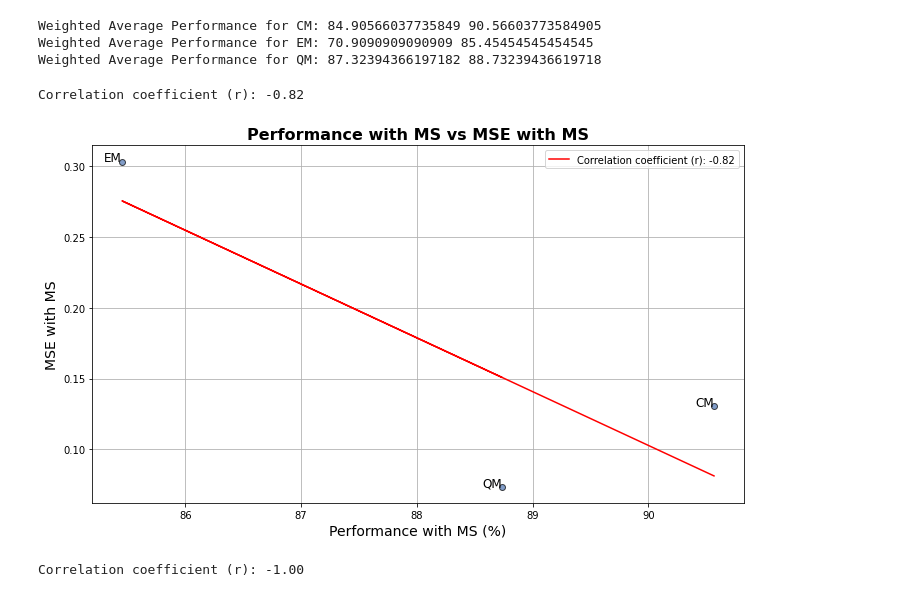
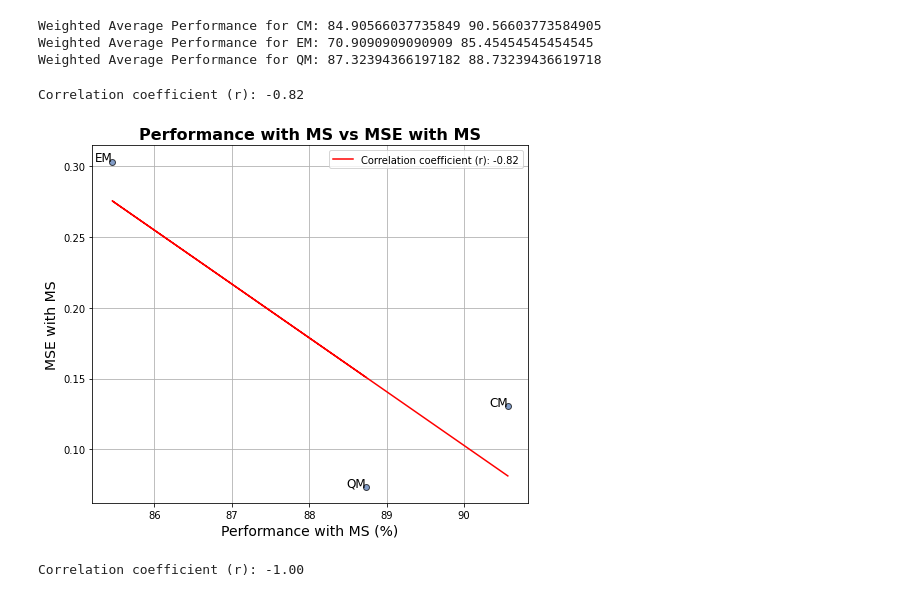
Before and after one commit to KonDoran/LLMs-in-Physics-Education, a Jupyter notebook: PHAS0052/data analysis for PHAS0052.ipynb, the cells around one changed output. Saved outputs shown, nothing was run; the diff lists cells and outputs as text; code cells hidden in the pictures.

```diff
--- a/PHAS0052/data analysis for PHAS0052.ipynb
+++ b/PHAS0052/data analysis for PHAS0052.ipynb
@@ -62,8 +62,16 @@ def process_sheet_noms(sheet_name):
 
     # Print gradient and y-intercept
     print(f"Sheet: {sheet_name}")
-    print(f"Raw Marks - Gradient: {slope_raw:}, Y-Intercept: {intercept_raw}")
-    print(f"Percentage Marks - Gradient: {slope_perc}, Y-Intercept: {intercept_perc}\n")
+
+    # Calculate r value for raw marks
+    correlation_matrix_raw = np.corrcoef(solution_marks, without_ms_marks)
+    r_value_raw = correlation_matrix_raw[0, 1]
+    print(f"Raw Marks - Gradient: {slope_raw}, Y-Intercept: {intercept_raw}, r: {r_value_raw:.2f}")
+
+    # Calculate r value for percentage marks
+    # correlation_matrix = np.corrcoef(solution_perc, without_ms_perc)
+    # r_value = correlation_matrix[0, 1]
+    # print(f"Percentage Marks - Gradient: {slope_perc}, Y-Intercept: {intercept_perc}, r: {r_value:.2f}\n")
 
     # Plot for raw marks
     plt.figure(figsize=(8, 6))
@@ -171,10 +176,15 @@ def process_sheet_ms(sheet_name):
     slope_perc, intercept_perc = np.polyfit(solution_perc, with_ms_perc, 1)
     fit_line_perc = slope_perc * np.array(solution_perc) + intercept_perc
 
-    # Print gradient and y-intercept
-    print(f"Sheet: {sheet_name}")
-    print(f"Raw Marks - Gradient: {slope_raw:}, Y-Intercept: {intercept_raw}")
-    print(f"Percentage Marks - Gradient: {slope_perc:}, Y-Intercept: {intercept_perc:}\n")
+    # Calculate r value for raw marks
+    correlation_matrix_raw = np.corrcoef(solution_marks, with_ms_marks)
+    r_value_raw = correlation_matrix_raw[0, 1]
+    print(f"Raw Marks - Gradient: {slope_raw}, Y-Intercept: {intercept_raw}, r: {r_value_raw:.2f}")
+
+    # # Print gradient and y-intercept
+    # print(f"Sheet: {sheet_name}")
+    # print(f"Raw Marks - Gradient: {slope_raw:}, Y-Intercept: {intercept_raw}")
+    # print(f"Percentage Marks - Gradient: {slope_perc:}, Y-Intercept: {intercept_perc:}\n")
 
     # Plot for raw marks
     plt.figure(figsize=(8, 6))
@@ -750,36 +754,36 @@ Weighted Average Performance for QM: 87.32394366197182 88.73239436619718
 performance_with_ms = [performance_cm_with, performance_em_with, performance_qm_with]
 
 # Plot the performance with MS against the MSE with MS
-plt.figure(figsize=(10, 6))
+plt.figure(figsize=(7, 6))
 plt.scatter(performance_with_ms, mse_with_ms, color='#4C72B0', edgecolor='black', alpha=0.7)
 
 # Perform linear regression and calculate r value
 slope, intercept = np.polyfit(performance_with_ms, mse_with_ms, 1)
 fit_line = slope * np.array(performance_with_ms) + intercept
 correlation_matrix = np.corrcoef(performance_with_ms, mse_with_ms)
 r_value = correlation_matrix[0, 1]
 print(f"Correlation coefficient (r): {r_value:.2f}")
 
 # Plot the fit line
 plt.plot(performance_with_ms, fit_line, color='red', label=f"Correlation coefficient (r): {r_value:.2f}")
 
 # Add labels, title, and grid
 plt.xlabel('Performance with MS (%)', fontsize=14)
 plt.ylabel('MSE with MS', fontsize=14)
 plt.title('Performance with MS vs MSE with MS', fontsize=16, weight='bold')
 plt.legend()
 plt.grid(True)
 
 # Annotate each point with the sheet name
 for i, sheet in enumerate(sheets):
     plt.annotate(sheet, (performance_with_ms[i], mse_with_ms[i]), fontsize=12, ha='right')
 
 # Show the plot
 plt.tight_layout()
 plt.show()
 # %% [output]
 Correlation coefficient (r): -0.82
-[figure, old version]
+[figure, new version]
 # %%
 # Define the performance with MS for each sheet
 performance_without_ms = [performance_cm_without, performance_em_without, performance_qm_without]
```
Also changed, not shown: parts of 11 cells of this notebook.
